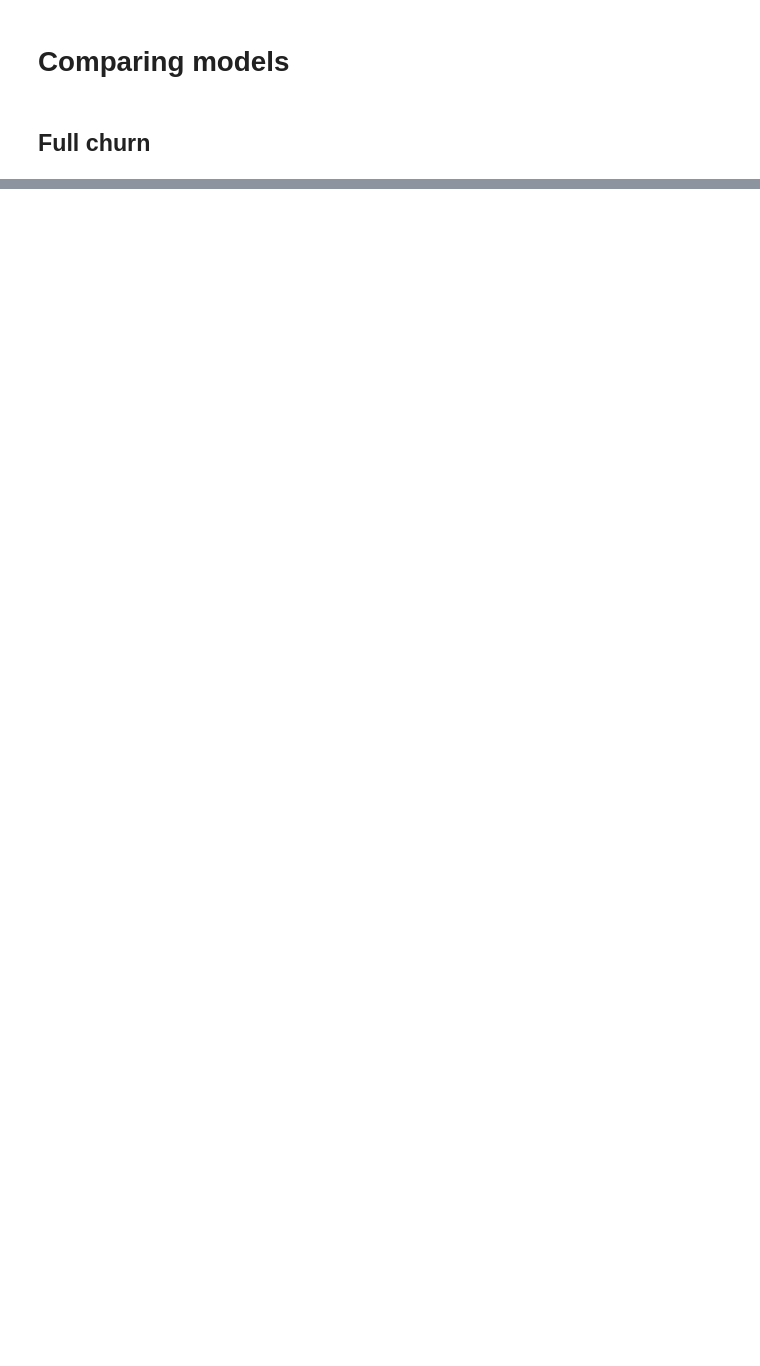
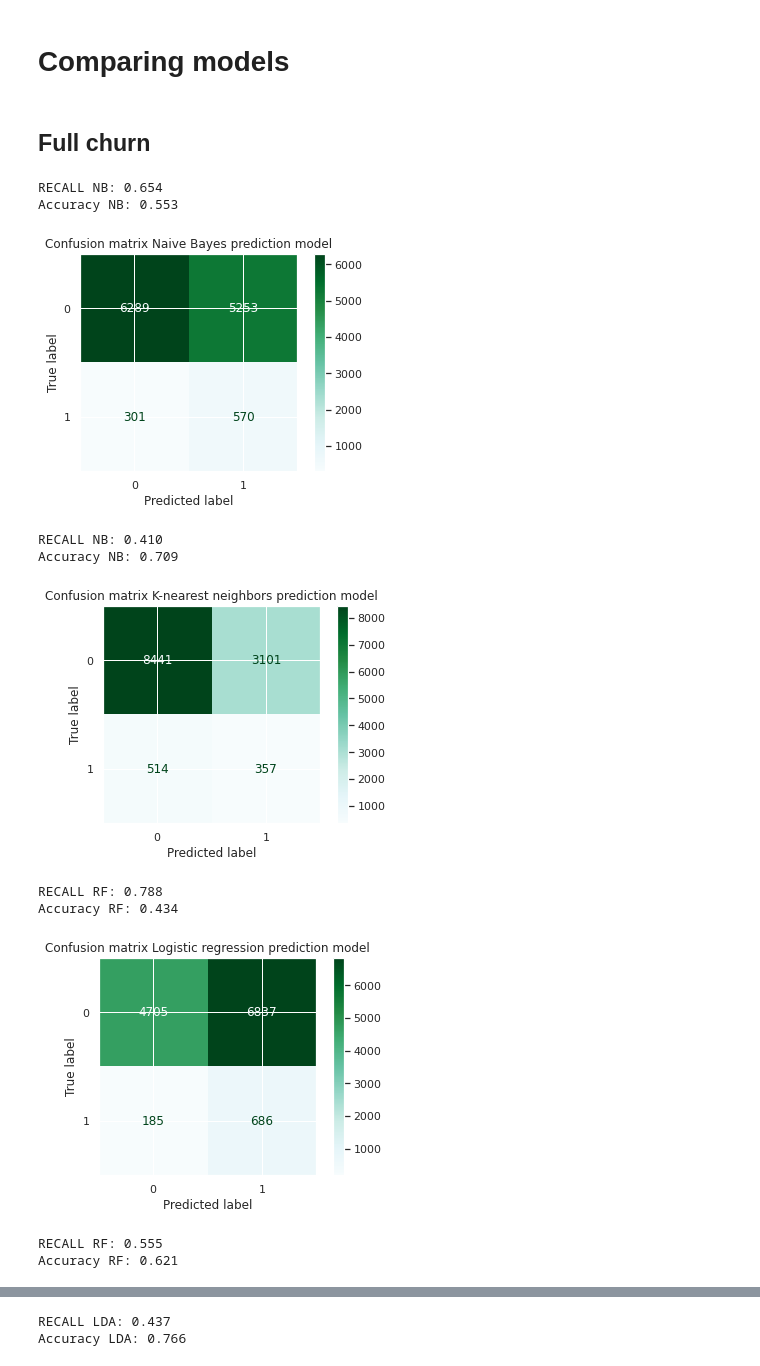
Before and after one commit to sondreid/BAN427, a Jupyter notebook: ban427_google.ipynb, the cells around one changed output, grey strips where cells are left out. Cells and saved outputs as stored; diff of their text form; code cells hidden in the pictures; blank space fills up the shorter version.

```diff
--- a/ban427_google.ipynb
+++ b/ban427_google.ipynb
@@ -725,3 +697,57 @@ print('Best Threshold=%f, fscore =%.3f' % (thresholds[ix], recall[ix]))
 # Comparing models
 # %% [markdown]
 ## Full churn
+# %%
+## Naive Bayes
+ypred_nb_fc = (nb_fc.predict_proba(xtest_fc)[:,1]  >= 0.05).astype(bool)
+print('RECALL NB: %.3f' % recall_score(ytest_fc, ypred_nb_fc))
+print('Accuracy NB: %.3f' % accuracy_score(ytest_fc, ypred_nb_fc))
+clear_conf_matrix(ytest_fc, ypred_nb_fc, 'Confusion matrix Naive Bayes prediction model')
+
+## KNN
+ypred_knn_fc = (knn_fc.predict_proba(xtest_fc)[:,1]  >= 0.01).astype(bool)
+print('RECALL NB: %.3f' % recall_score(ytest_fc, ypred_knn_fc))
+print('Accuracy NB: %.3f' % accuracy_score(ytest_fc, ypred_knn_fc))
+clear_conf_matrix(ytest_fc, ypred_knn_fc, 'Confusion matrix K-nearest neighbors prediction model')
+
+
+## Logistic regression
+yprob_logreg_fc = (logreg_fc.predict_proba(xtest_fc)[:,1]  >= 0.05).astype(bool)
+print('RECALL RF: %.3f' % recall_score(ytest_fc, yprob_logreg_fc))
+print('Accuracy RF: %.3f' % accuracy_score(ytest_fc, yprob_logreg_fc))
+clear_conf_matrix(ytest_fc, yprob_logreg_fc, 'Confusion matrix Logistic regression prediction model')
+
+
+### Random forest
+
+ypred_rfc_fc = (rfc_fc.predict_proba(xtest_fc)[:,1] > 0.05).astype(bool)
+print('RECALL RF: %.3f' % recall_score(ytest_fc, ypred_rfc_fc))
+print('Accuracy RF: %.3f' % accuracy_score(ytest_fc, ypred_rfc_fc))
+clear_conf_matrix(ytest_fc, ypred_rfc_fc, 'Confusion matrix Random Forest prediction model')
+
+### LDA
+
+ypred_lda_fc = (lda_fc.predict_proba(xtest_fc)[:,1]  >= 0.087912).astype(bool)
+print('RECALL LDA: %.3f' % recall_score(ytest_fc, ypred_lda_fc))
+print('Accuracy LDA: %.3f' % accuracy_score(ytest_fc, ypred_lda_fc))
+clear_conf_matrix(ytest_fc, ypred_lda_fc, 'Confusion matrix Linear Discriminat Analysis prediction model')
+
+
+
+#### GBM
+ypred_gbm_fc = (gbm_fc.predict_proba(xtest_fc)[:,1]  >= 0.05).astype(bool)
+print('RECALL GBM: %.3f' % recall_score(ytest_fc, ypred_gbm_fc))
+print('Accuracy GBM: %.3f' % accuracy_score(ytest_fc, ypred_gbm_fc))
+clear_conf_matrix(ytest_fc, ypred_gbm_fc, 'Confusion matrix Gradient Boosting Machine prediction model')
+# %% [output]
+RECALL NB: 0.654
+Accuracy NB: 0.553
+[figure, added]
+RECALL NB: 0.410
+Accuracy NB: 0.709
+[figure, added]
+RECALL RF: 0.788
+Accuracy RF: 0.434
+[figure, added]
+RECALL RF: 0.555
+Accuracy RF: 0.621
@@ -727,0 +755,2 @@ print('Best Threshold=%f, fscore =%.3f' % (thresholds[ix], recall[ix]))
+RECALL LDA: 0.437
+Accuracy LDA: 0.766
```
Also changed, not shown: parts of 12 cells of this notebook.
